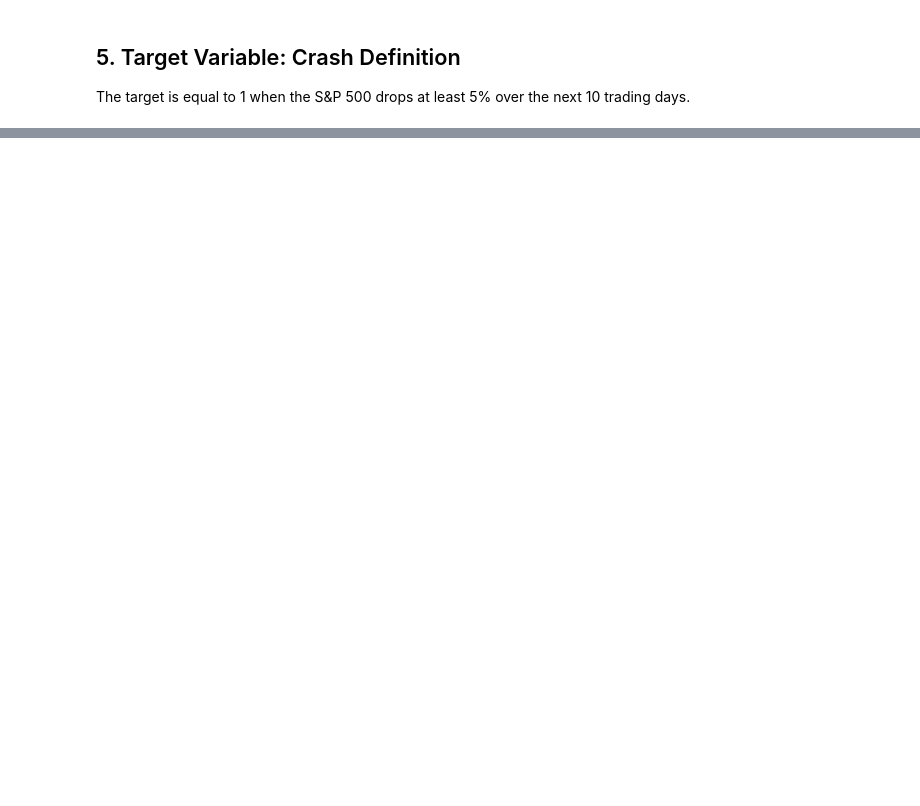
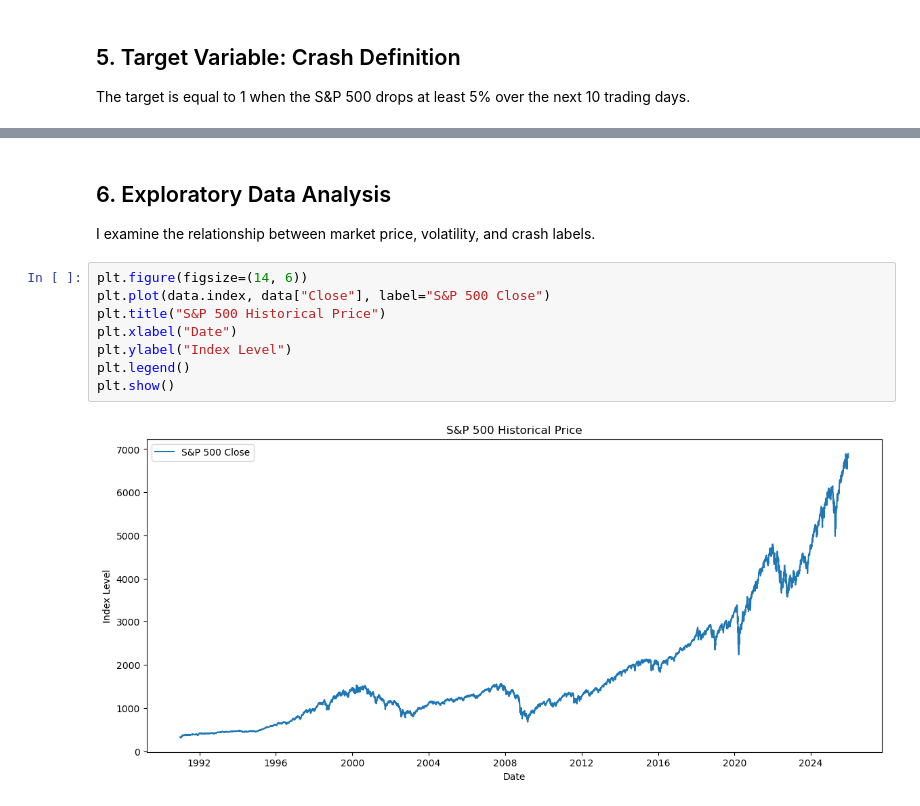
Before and after one commit to mtodoroff/MachineLearning, a Jupyter notebook: crash_prediction_sp500_vix.ipynb, the cells around one changed output, grey strips where cells are left out. Drawn from its saved outputs; the diff is of its cells as text; blank space fills up the shorter version.

Commit message:
Show charts

```diff
--- a/crash_prediction_sp500_vix.ipynb
+++ b/crash_prediction_sp500_vix.ipynb
@@ -200,0 +210,14 @@ print(data["Crash"].value_counts(normalize=True))
+# %% [markdown]
+## 6. Exploratory Data Analysis
+
+I examine the relationship between market price, volatility, and crash labels.
+# %%
+plt.figure(figsize=(14, 6))
+plt.plot(data.index, data["Close"], label="S&P 500 Close")
+plt.title("S&P 500 Historical Price")
+plt.xlabel("Date")
+plt.ylabel("Index Level")
+plt.legend()
+plt.show()
+# %% [output]
+[figure, added]
```
Also changed, not shown: parts of 4 cells of this notebook.
